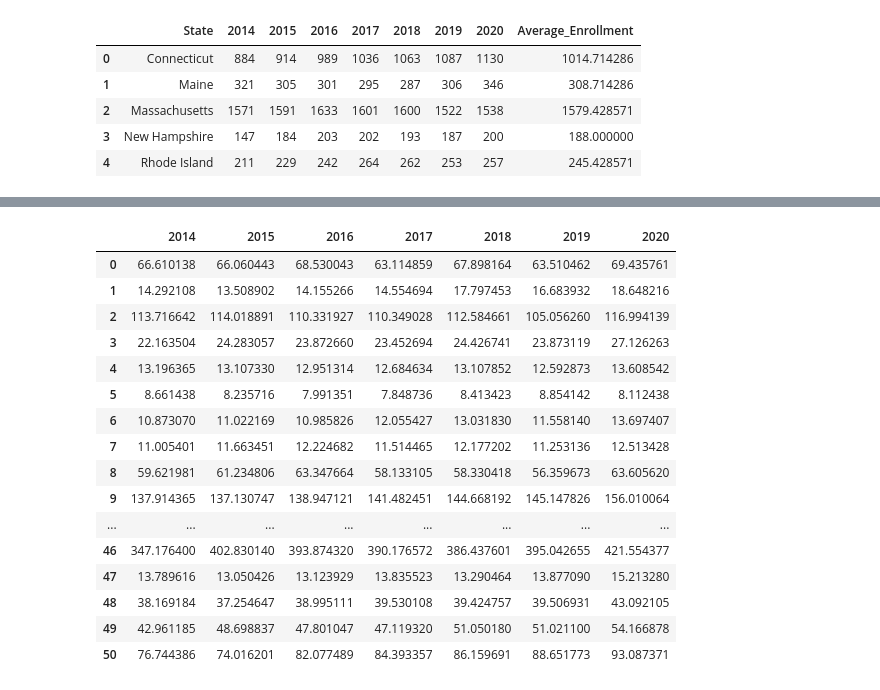
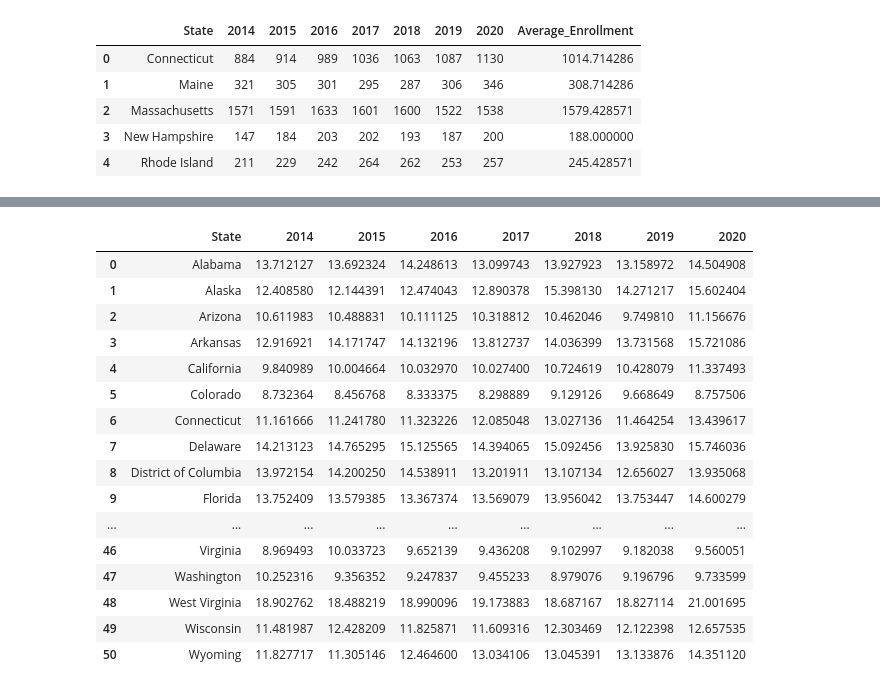
Before and after one commit to anajonicholson/DS4002-Project2, a Jupyter notebook: SCRIPTS/healthcare_analysis.ipynb, the cells around one changed output, grey strips where cells are left out. Saved outputs shown, nothing was run; the diff lists cells and outputs as text; code cells hidden in the pictures.

```diff
--- a/SCRIPTS/healthcare_analysis.ipynb
+++ b/SCRIPTS/healthcare_analysis.ipynb
@@ -7,8 +9,8 @@ import matplotlib.pyplot as plt
 import seaborn as sns
 
 # total healthcare costs for entire state (in millions of dollars)
-# TODO: need population csv to determine estimated healthcare cost per person
 personal_healthcare = pd.read_csv("https://raw.githubusercontent.com/anajonicholson/DS4002-Project2/refs/heads/main/DATA/personal_healthcare_expenses_cleaned.csv")
+state_populations = pd.read_csv("https://raw.githubusercontent.com/anajonicholson/DS4002-Project2/refs/heads/main/DATA/state_population_cleaned.csv")
 
 # median household salary per state
 annual_salary = pd.read_csv("https://raw.githubusercontent.com/anajonicholson/DS4002-Project2/refs/heads/main/DATA/average_salary_state.csv")
@@ -43,3 +45,9 @@ medicaid_enrollment.head()
 | 2 | Massachusetts | 1571 | 1591 | 1633 | 1601 | 1600 | 1522 | 1538 | 1579.428571 |
 | 3 | New Hampshire | 147 | 184 | 203 | 202 | 193 | 187 | 200 | 188.000000 |
 | 4 | Rhode Island | 211 | 229 | 242 | 264 | 262 | 253 | 257 | 245.428571 |
+# %%
+state_populations.drop(51, inplace=True) # had Puerto Rico
+personal_healthcare = personal_healthcare.sort_values(by="State") # not in alphabetical order
+personal_healthcare.reset_index(drop=True, inplace=True)
+
+personal_healthcare
@@ -46,29 +72,29 @@ medicaid_enrollment.head()
 # %%
 # generate healthcare costs as a percentage of annual salary per state
-# TODO: divide by population of state
 
 cost_over_salary = pd.DataFrame()
+cost_over_salary["State"] = state_populations["State"]
 
 for year in range(2014, 2021):
   year = str(year)
-  cost_over_salary[year] = personal_healthcare[year] / annual_salary[year] * 100
+  cost_over_salary[year] = (personal_healthcare[year] * 1000000 / state_populations[year]) / annual_salary[year] * 100
 
 cost_over_salary
 # %% [output]
-|  | 2014 | 2015 | 2016 | 2017 | 2018 | 2019 | 2020 |
-| 0 | 66.610138 | 66.060443 | 68.530043 | 63.114859 | 67.898164 | 63.510462 | 69.435761 |
-| 1 | 14.292108 | 13.508902 | 14.155266 | 14.554694 | 17.797453 | 16.683932 | 18.648216 |
-| 2 | 113.716642 | 114.018891 | 110.331927 | 110.349028 | 112.584661 | 105.056260 | 116.994139 |
-| 3 | 22.163504 | 24.283057 | 23.872660 | 23.452694 | 24.426741 | 23.873119 | 27.126263 |
-| 4 | 13.196365 | 13.107330 | 12.951314 | 12.684634 | 13.107852 | 12.592873 | 13.608542 |
-| 5 | 8.661438 | 8.235716 | 7.991351 | 7.848736 | 8.413423 | 8.854142 | 8.112438 |
-| 6 | 10.873070 | 11.022169 | 10.985826 | 12.055427 | 13.031830 | 11.558140 | 13.697407 |
-| 7 | 11.005401 | 11.663451 | 12.224682 | 11.514465 | 12.177202 | 11.253136 | 12.513428 |
-| 8 | 59.621981 | 61.234806 | 63.347664 | 58.133105 | 58.330418 | 56.359673 | 63.605620 |
-| 9 | 137.914365 | 137.130747 | 138.947121 | 141.482451 | 144.668192 | 145.147826 | 156.010064 |
-| ... | ... | ... | ... | ... | ... | ... | ... |
-| 46 | 347.176400 | 402.830140 | 393.874320 | 390.176572 | 386.437601 | 395.042655 | 421.554377 |
-| 47 | 13.789616 | 13.050426 | 13.123929 | 13.835523 | 13.290464 | 13.877090 | 15.213280 |
-| 48 | 38.169184 | 37.254647 | 38.995111 | 39.530108 | 39.424757 | 39.506931 | 43.092105 |
-| 49 | 42.961185 | 48.698837 | 47.801047 | 47.119320 | 51.050180 | 51.021100 | 54.166878 |
-| 50 | 76.744386 | 74.016201 | 82.077489 | 84.393357 | 86.159691 | 88.651773 | 93.087371 |
+|  | State | 2014 | 2015 | 2016 | 2017 | 2018 | 2019 | 2020 |
+| 0 | Alabama | 13.712127 | 13.692324 | 14.248613 | 13.099743 | 13.927923 | 13.158972 | 14.504908 |
+| 1 | Alaska | 12.408580 | 12.144391 | 12.474043 | 12.890378 | 15.398130 | 14.271217 | 15.602404 |
+| 2 | Arizona | 10.611983 | 10.488831 | 10.111125 | 10.318812 | 10.462046 | 9.749810 | 11.156676 |
+| 3 | Arkansas | 12.916921 | 14.171747 | 14.132196 | 13.812737 | 14.036399 | 13.731568 | 15.721086 |
+| 4 | California | 9.840989 | 10.004664 | 10.032970 | 10.027400 | 10.724619 | 10.428079 | 11.337493 |
+| 5 | Colorado | 8.732364 | 8.456768 | 8.333375 | 8.298889 | 9.129126 | 9.668649 | 8.757506 |
+| 6 | Connecticut | 11.161666 | 11.241780 | 11.323226 | 12.085048 | 13.027136 | 11.464254 | 13.439617 |
+| 7 | Delaware | 14.213123 | 14.765295 | 15.125565 | 14.394065 | 15.092456 | 13.925830 | 15.746036 |
+| 8 | District of Columbia | 13.972154 | 14.200250 | 14.538911 | 13.201911 | 13.107134 | 12.656027 | 13.935068 |
+| 9 | Florida | 13.752409 | 13.579385 | 13.367374 | 13.569079 | 13.956042 | 13.753447 | 14.600279 |
+| ... | ... | ... | ... | ... | ... | ... | ... | ... |
+| 46 | Virginia | 8.969493 | 10.033723 | 9.652139 | 9.436208 | 9.102997 | 9.182038 | 9.560051 |
+| 47 | Washington | 10.252316 | 9.356352 | 9.247837 | 9.455233 | 8.979076 | 9.196796 | 9.733599 |
+| 48 | West Virginia | 18.902762 | 18.488219 | 18.990096 | 19.173883 | 18.687167 | 18.827114 | 21.001695 |
+| 49 | Wisconsin | 11.481987 | 12.428209 | 11.825871 | 11.609316 | 12.303469 | 12.122398 | 12.657535 |
+| 50 | Wyoming | 11.827717 | 11.305146 | 12.464600 | 13.034106 | 13.045391 | 13.133876 | 14.351120 |
```
Also changed, not shown: parts of 10 cells of this notebook.
